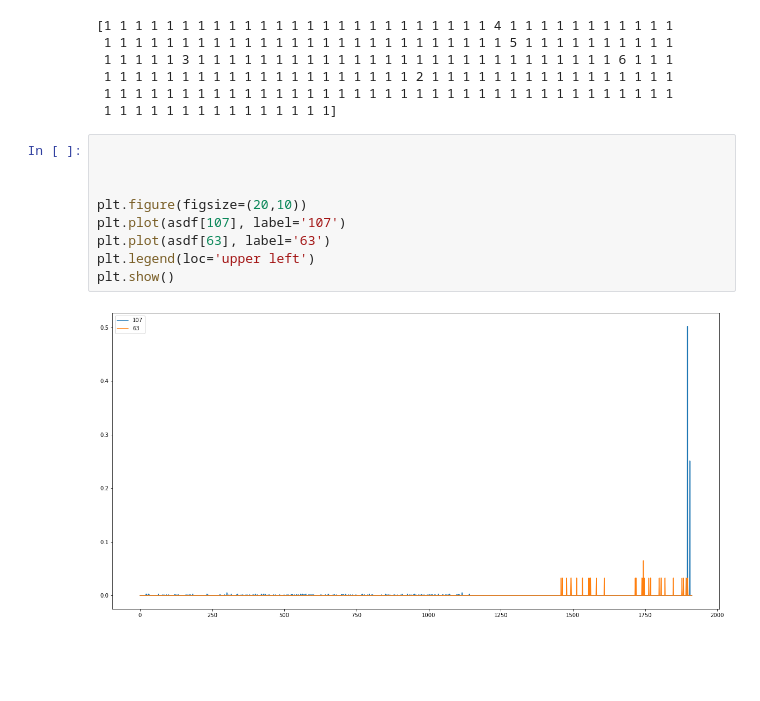
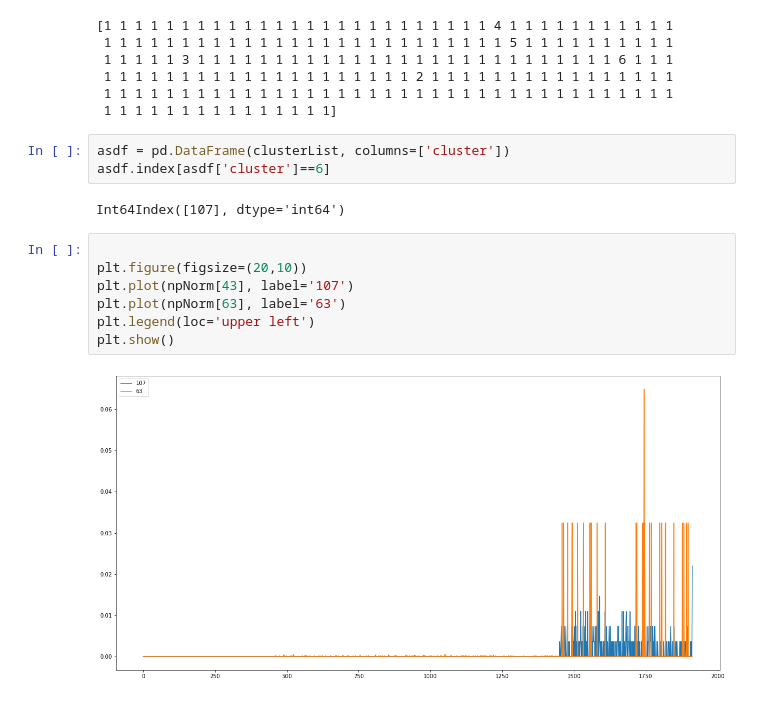
Before and after one commit to team2point0/M5-Forecasting, a Jupyter notebook: clustering.ipynb, the cells around one changed output. Cells and saved outputs as stored; diff of their text form; blank space fills up the shorter version.

```diff
--- a/clustering.ipynb
+++ b/clustering.ipynb
@@ -110,14 +110,17 @@ print(clusterList)
  1 1 1 1 1 1 1 1 1 1 1 1 1 1 1 1 1 1 1 1 2 1 1 1 1 1 1 1 1 1 1 1 1 1 1 1 1
  1 1 1 1 1 1 1 1 1 1 1 1 1 1 1 1 1 1 1 1 1 1 1 1 1 1 1 1 1 1 1 1 1 1 1 1 1
  1 1 1 1 1 1 1 1 1 1 1 1 1 1 1]
+# %%
+asdf = pd.DataFrame(clusterList, columns=['cluster'])
+asdf.index[asdf['cluster']==6]
+# %% [output]
+Int64Index([107], dtype='int64')
 # %%
 
-
-
 plt.figure(figsize=(20,10))
-plt.plot(asdf[107], label='107')
-plt.plot(asdf[63], label='63')
+plt.plot(npNorm[43], label='107')
+plt.plot(npNorm[63], label='63')
 plt.legend(loc='upper left')
 plt.show()
 # %% [output]
-[figure, old version]
+[figure, new version]
```
Also changed, not shown: parts of 1 cell of this notebook.
